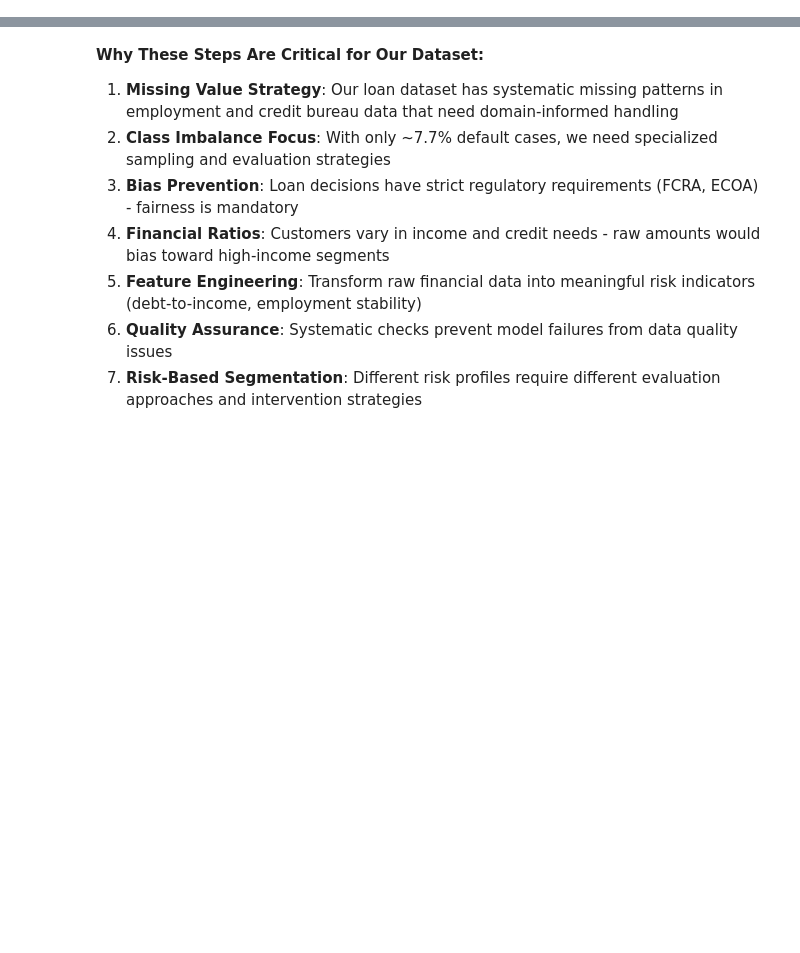
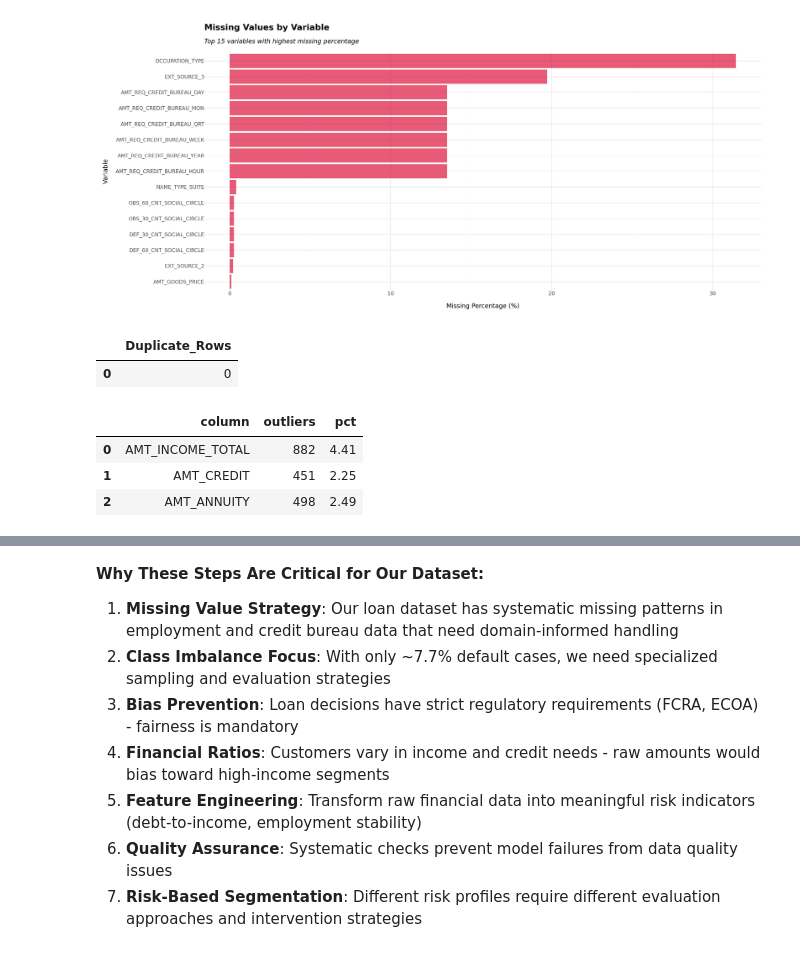
Before and after one commit to kisyular/case_study, a Jupyter notebook: Assignment2_Analysis.ipynb, the cells around one changed output, grey strips where cells are left out. Cells and saved outputs as stored; diff of their text form; code cells hidden in the pictures; blank space fills up the shorter version.

```diff
--- a/Assignment2_Analysis.ipynb
+++ b/Assignment2_Analysis.ipynb
@@ -699,0 +39,5 @@ plt.show()
+# %%
+RAW_CSV = 'Case_Data.csv' # Path to the raw data CSV file
+# All outputs go here
+OUT_DIR = 'processed_data'
+os.makedirs(OUT_DIR, exist_ok=True)
@@ -699,0 +181,44 @@ plt.show()
+# %%
+if len(missing_summary) > 0:
+    top_missing = missing_summary.head(15)  # Top 15
+
+    plot = (ggplot(top_missing, aes(x='reorder(Variable, Missing_Percentage)', y='Missing_Percentage')) +
+            geom_col(fill='#DC143C', alpha=0.7) +
+            coord_flip() +
+            labs(title='Missing Values by Variable',
+                 subtitle='Top 15 variables with highest missing percentage',
+                 x='Variable',
+                 y='Missing Percentage (%)'))
+else:
+    print("No missing values to visualize.")
+plot
+# %% [output]
+[figure, added]
+# %%
+# duplicate rows analysis
+duplicate_count = df.duplicated().sum()
+pd.DataFrame({'Duplicate_Rows': [duplicate_count]})
+# %% [output]
+|  | Duplicate_Rows |
+| 0 | 0 |
+# %%
+# Simple outlier counts for key money fields
+key_money = [c for c in ['AMT_INCOME_TOTAL', 'AMT_CREDIT', 'AMT_ANNUITY'] if c in df.columns]
+out_rows = []
+for col in key_money:
+    s = df[col].dropna()
+    if s.empty:
+        continue
+    q1, q3 = s.quantile(0.25), s.quantile(0.75)
+    iqr = q3 - q1
+    low, high = q1 - 1.5*iqr, q3 + 1.5*iqr
+    out_count = int(((s < low) | (s > high)).sum())
+    out_pct = round(out_count / len(s) * 100, 2)
+    out_rows.append({'column': col, 'outliers': out_count, 'pct': out_pct})
+
+pd.DataFrame(out_rows)
+# %% [output]
+|  | column | outliers | pct |
+| 0 | AMT_INCOME_TOTAL | 882 | 4.41 |
+| 1 | AMT_CREDIT | 451 | 2.25 |
+| 2 | AMT_ANNUITY | 498 | 2.49 |
```
Also changed, not shown: parts of 74 cells of this notebook, 8 other files.
